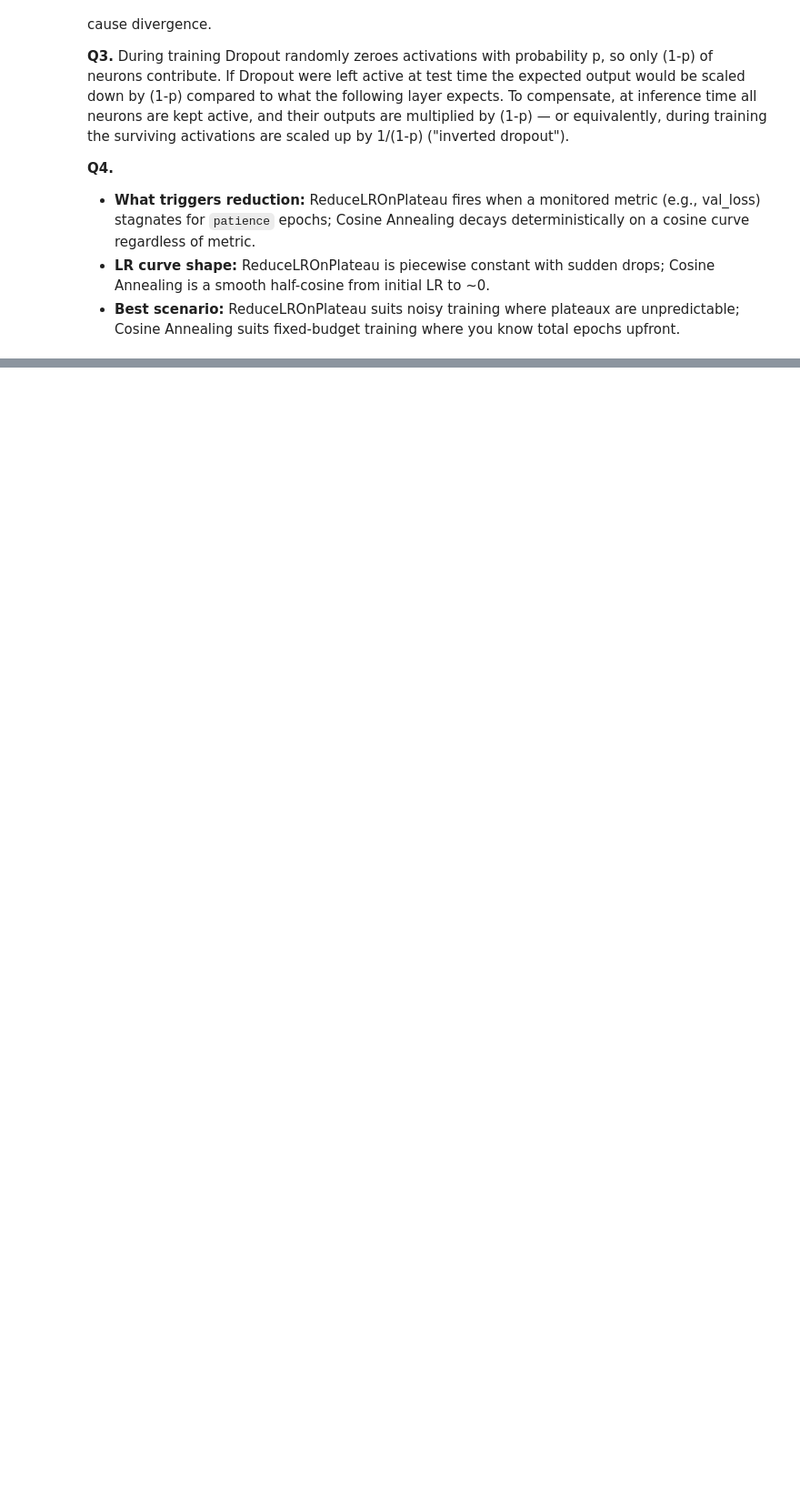
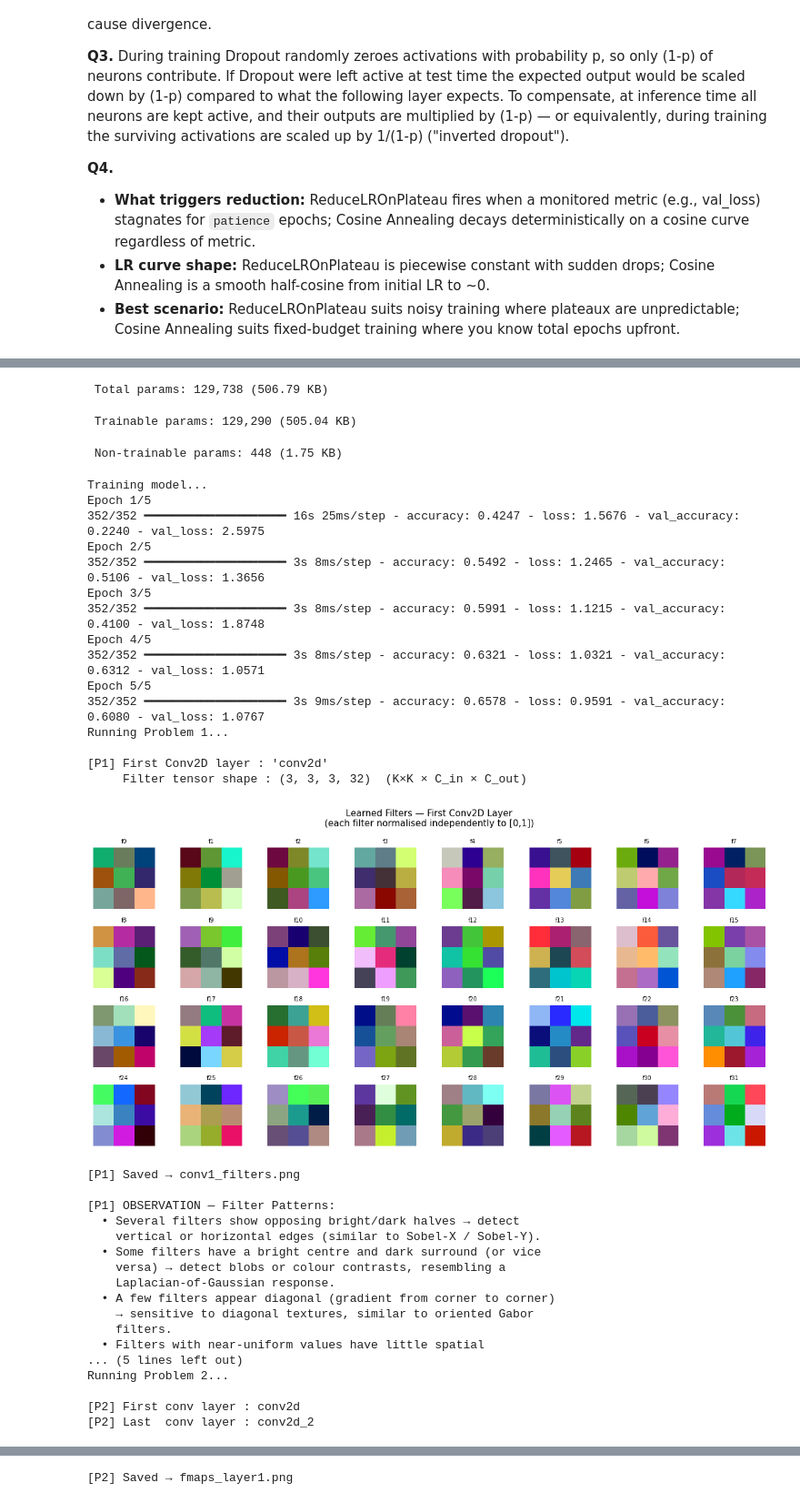
Before and after one commit to me-pranjal-jha/CNN_LAB_RGIPT, a Jupyter notebook: CNN_Lab_Assignment.ipynb, the cells around one changed output, grey strips where cells are left out. Shown at 91% size. Saved outputs shown, nothing was run; the diff lists cells and outputs as text; code cells hidden in the pictures; blank space fills up the shorter version.

Commit message:
TASK 4 DONE

```diff
--- a/CNN_Lab_Assignment.ipynb
+++ b/CNN_Lab_Assignment.ipynb
@@ -762,0 +1285,25 @@ activations are scaled up by 1/(1-p) ("inverted dropout").
+# %%
+(x_train, y_train_oh, y_train_int), (x_test, y_test_oh, y_test_int) = load_and_preprocess_cifar10()
+
+model = build_cifar10_cnn()
+model.summary()
+
+print("Training model...")
+history = train_model(model, x_train, y_train_oh, x_test, y_test_oh, epochs=5)
+
+print("Running Problem 1...")
+problem1_visualise_filters(model)
+
+print("Running Problem 2...")
+problem2_feature_maps(model, x_test)
+
+print("Running Problem 3...")
+y_pred_probs = model.predict(x_test, verbose=0)
+y_pred_int = np.argmax(y_pred_probs, axis=1)
+problem3_gradcam(model, x_test, y_test_int, y_pred_int)
+
+print("Running Problem 4...")
+problem4_confusion_matrix(model, x_test, y_test_oh, y_test_int)
+
+print("DONE ✅")
+# %% [output]
@@ -762,0 +1330,36 @@ activations are scaled up by 1/(1-p) ("inverted dropout").
+ Total params: 129,738 (506.79 KB)
+ Trainable params: 129,290 (505.04 KB)
+ Non-trainable params: 448 (1.75 KB)
+Training model...
+Epoch 1/5
+352/352 ━━━━━━━━━━━━━━━━━━━━ 16s 25ms/step - accuracy: 0.4247 - loss: 1.5676 - val_accuracy: 0.2240 - val_loss: 2.5975
+Epoch 2/5
+352/352 ━━━━━━━━━━━━━━━━━━━━ 3s 8ms/step - accuracy: 0.5492 - loss: 1.2465 - val_accuracy: 0.5106 - val_loss: 1.3656
+Epoch 3/5
+352/352 ━━━━━━━━━━━━━━━━━━━━ 3s 8ms/step - accuracy: 0.5991 - loss: 1.1215 - val_accuracy: 0.4100 - val_loss: 1.8748
+Epoch 4/5
+352/352 ━━━━━━━━━━━━━━━━━━━━ 3s 8ms/step - accuracy: 0.6321 - loss: 1.0321 - val_accuracy: 0.6312 - val_loss: 1.0571
+Epoch 5/5
+352/352 ━━━━━━━━━━━━━━━━━━━━ 3s 9ms/step - accuracy: 0.6578 - loss: 0.9591 - val_accuracy: 0.6080 - val_loss: 1.0767
+Running Problem 1...
+
+[P1] First Conv2D layer : 'conv2d'
+     Filter tensor shape : (3, 3, 3, 32)  (K×K × C_in × C_out)
+[figure, added]
+[P1] Saved → conv1_filters.png
+
+[P1] OBSERVATION — Filter Patterns:
+  • Several filters show opposing bright/dark halves → detect
+    vertical or horizontal edges (similar to Sobel-X / Sobel-Y).
+  • Some filters have a bright centre and dark surround (or vice
+    versa) → detect blobs or colour contrasts, resembling a
+    Laplacian-of-Gaussian response.
+  • A few filters appear diagonal (gradient from corner to corner)
+    → sensitive to diagonal textures, similar to oriented Gabor
+    filters.
+  • Filters with near-uniform values have little spatial
+... (5 lines left out)
+Running Problem 2...
+
+[P2] First conv layer : conv2d
+[P2] Last  conv layer : conv2d_2
@@ -762,0 +1367 @@ activations are scaled up by 1/(1-p) ("inverted dropout").
+[P2] Saved → fmaps_layer1.png
```
Also changed, not shown: parts of 14 cells of this notebook.
